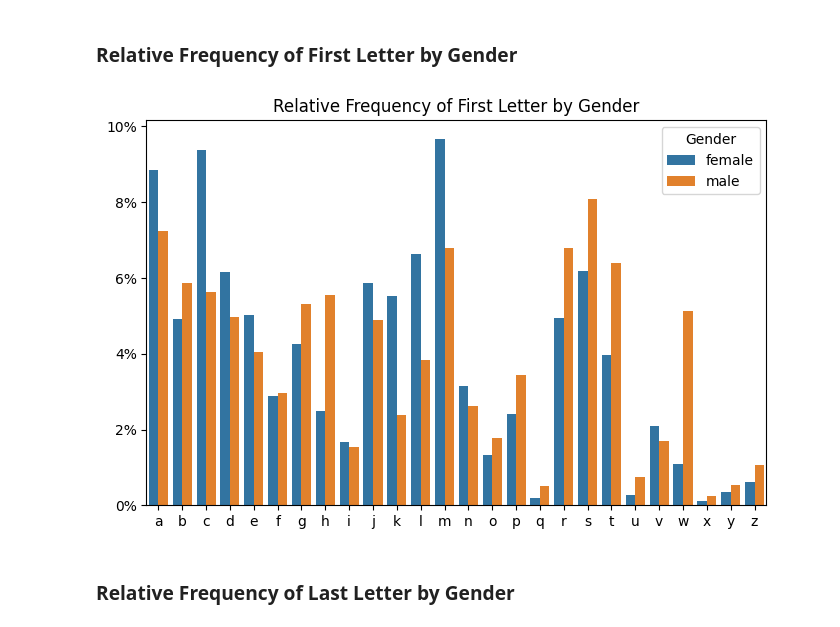
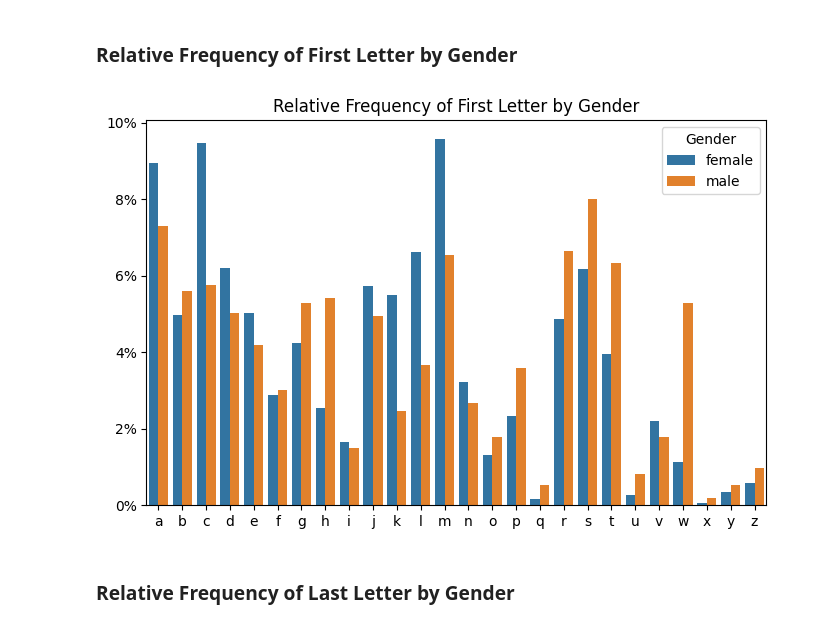
Before and after one commit to hellojohncruz/DATA-620, a Jupyter notebook: Project 3/names.ipynb, the cells around one changed output. Cells and saved outputs as stored; diff of their text form; code cells hidden in the pictures.

```diff
--- a/Project 3/names.ipynb
+++ b/Project 3/names.ipynb
@@ -86,16 +86,25 @@ plt.show()
 # %% [markdown]
 ## Create Gender Features
 # %%
-names_df['name'] = names_df['name'].str.lower()
-
-names_df['first_letter'] = names_df['name'].str[0]
-names_df['last_letter'] = names_df['name'].str[-1]
-names_df['first_two_letters'] = names_df['name'].str[:2]
-names_df['last_two_letters'] = names_df['name'].str[-2:]
-names_df['name_length'] = names_df['name'].str.len()
-
 def count_vowels(name):
     return sum(1 for char in name.lower() if char in 'aeiou')
-names_df['vowel_count'] = names_df['name'].apply(count_vowels)
+
+def create_features(df):
+    df.loc[:, 'name'] = df['name'].str.lower()
+
+    df.loc[:, 'first_letter'] = df['name'].str[0]
+    df.loc[:, 'last_letter'] = df['name'].str[-1]
+    df.loc[:, 'first_two_letters'] = df['name'].str[:2]
+    df.loc[:, 'last_two_letters'] = df['name'].str[-2:]
+    df.loc[:, 'name_length'] = df['name'].str.len()
+    df.loc[:, 'vowel_count'] = df['name'].apply(count_vowels)
+
+    return df
 # %%
-names_df
+features_train_set = train_set.copy()
+features_dev_test_set = dev_test_set.copy()
+features_test_set = test_set.copy()
+
+features_train_set = create_features(features_train_set)
+features_dev_test_set = create_features(features_dev_test_set)
+features_test_set = create_features(features_test_set)
@@ -116,21 +127,21 @@ names_df
 # %% [markdown]
 ### Relative Frequency of First Letter by Gender
 # %%
-gender_counts = names_df.groupby(['gender', 'first_letter']).size().reset_index(name='count')
+gender_counts = features_train_set.groupby(['gender', 'first_letter']).size().reset_index(name='count')
 gender_totals = gender_counts.groupby('gender')['count'].transform('sum')
 gender_counts['relative_frequency'] = gender_counts['count'] / gender_totals * 100
 
 plt.figure(figsize=(8, 5))
 ax = sns.barplot(x='first_letter', y='relative_frequency', hue='gender', data=gender_counts)
 ax.yaxis.set_major_formatter(FuncFormatter(lambda y, _: f'{y:.0f}%'))
 
 plt.title('Relative Frequency of First Letter by Gender')
 plt.xlabel('')
 plt.ylabel('')
 plt.legend(title='Gender')
 plt.show()
 # %% [output]
-[figure, old version]
+[figure, new version]
 # %% [markdown]
 ### Relative Frequency of Last Letter by Gender
 # %%
```
Also changed, not shown: parts of 8 cells of this notebook.
